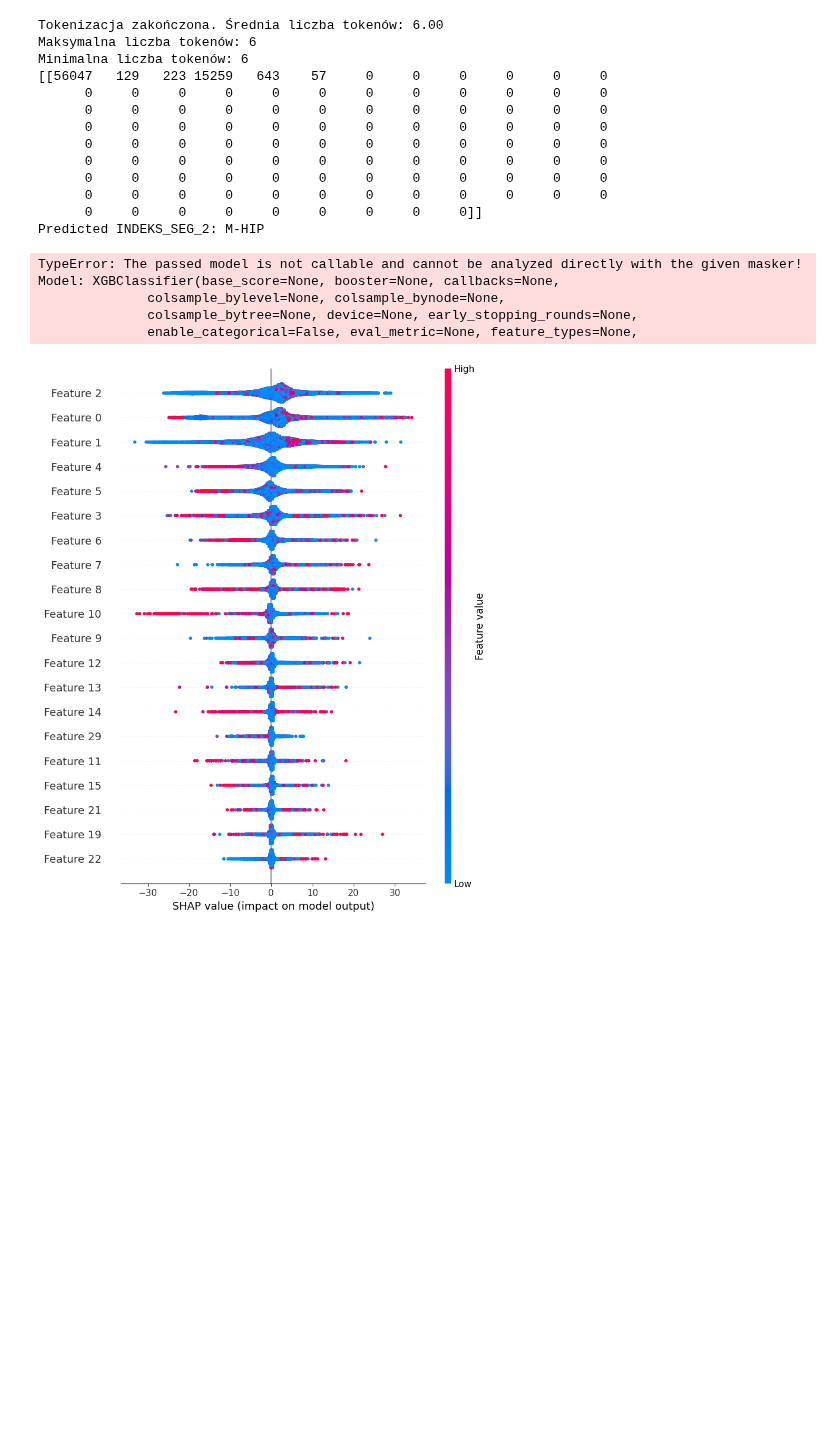
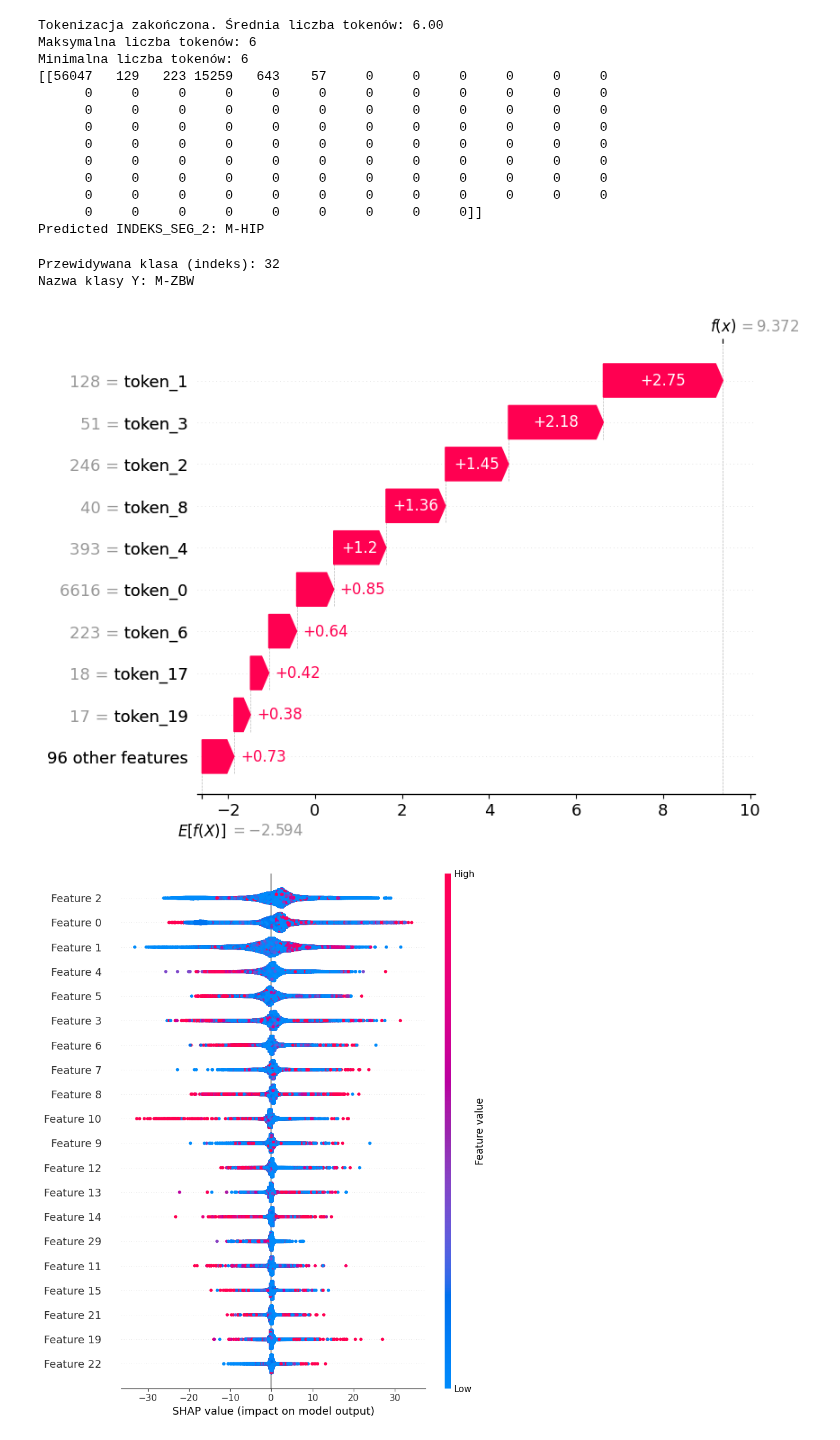
Before and after one commit to rk404/ML_PROJEKT, a Jupyter notebook: notebook.ipynb, the cells around one changed output. Cells and saved outputs as stored; diff of their text form; code cells hidden in the pictures; blank space fills up the shorter version.

Commit message:
shap - waterfall

```diff
--- a/notebook.ipynb
+++ b/notebook.ipynb
@@ -292,39 +292,45 @@ Predicted INDEKS_SEG_2: M-HIP
 # %%
 import shap
 import numpy as np
 
-# Wybierz JEDNĄ próbkę
+# Background dataset (małe - 100 próbek)
+background_size = 100
+np.random.seed(42)
+background_indices = np.random.choice(len(indeksy_model_1), background_size, replace=False)
+X_background = np.asarray(indeksy_model_1['NAZWA_TOKENS_PADDED'].tolist())[background_indices]
+
+# JEDYNA próbka do wyjaśnienia
 sample_idx = 42
 X_single = np.asarray(indeksy_model_1['NAZWA_TOKENS_PADDED'].tolist())[sample_idx:sample_idx+1]
 
-# TreeExplainer dla XGBoost
-explainer = shap.Explainer(model)
-shap_values = explainer.shap_values(X_single)
+# TreeExplainer z background dataset
+explainer = shap.TreeExplainer(
+    model,
+    data=X_background,  # DODANE: background dataset
+    feature_perturbation='interventional',
+    model_output='raw'
+)
+shap_values = explainer(X_single, check_additivity=False)
 
 # Przewidywana klasa
 predicted_class_idx = model.predict(X_single)[0]
 print(f"Przewidywana klasa (indeks): {predicted_class_idx}")
-print(f"Przewidywana wartość Y: {indeksy_model_1['Y'].unique()[predicted_class_idx]}")
+print(f"Nazwa klasy Y: {indeksy_model_1['Y'].unique()[predicted_class_idx]}")
 
-# Waterfall plot dla przewidywanej klasy
-if isinstance(shap_values, list):
-    shap.plots.waterfall(shap.Explanation(
-        values=shap_values[predicted_class_idx][0],
-        base_values=explainer.expected_value[predicted_class_idx],
-        data=X_single[0],
-        feature_names=[f"token_{i}" for i in range(X_single.shape[1])]
-    ))
-else:
-    shap.plots.waterfall(shap.Explanation(
-        values=shap_values[0],
-        base_values=explainer.expected_value,
-        data=X_single[0]
-    ))
+# Wybierz wartości SHAP dla przewidywanej klasy
+shap_values_for_predicted_class = shap_values[0, :, predicted_class_idx]
+
+# Waterfall plot
+shap.plots.waterfall(shap.Explanation(
+    values=shap_values_for_predicted_class,
+    base_values=explainer.expected_value[predicted_class_idx],
+    data=X_single[0],
+    feature_names=[f"token_{i}" for i in range(X_single.shape[1])]
+))
 # %% [output]
-TypeError: The passed model is not callable and cannot be analyzed directly with the given masker! Model: XGBClassifier(base_score=None, booster=None, callbacks=None,
-              colsample_bylevel=None, colsample_bynode=None,
-              colsample_bytree=None, device=None, early_stopping_rounds=None,
-              enable_categorical=False, eval_metric=None, feature_types=None,
+Przewidywana klasa (indeks): 32
+Nazwa klasy Y: M-ZBW
+[figure, added]
 # %%
 #Używająć SHAP do interpretacji modelu, określamy, które cechy (tokeny) miały największy wpływ na przewidywania modelu.
 #import shap
```
